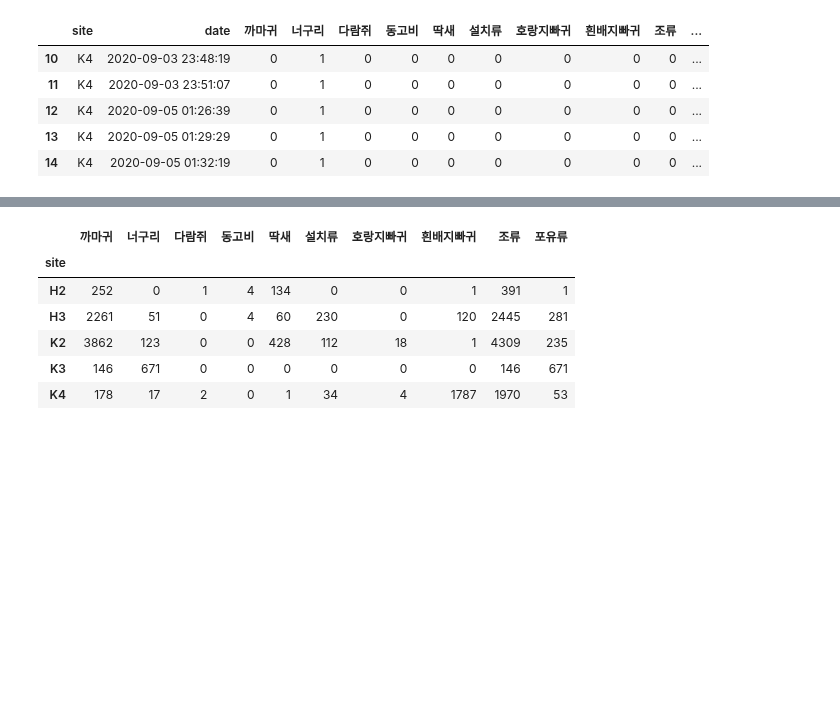
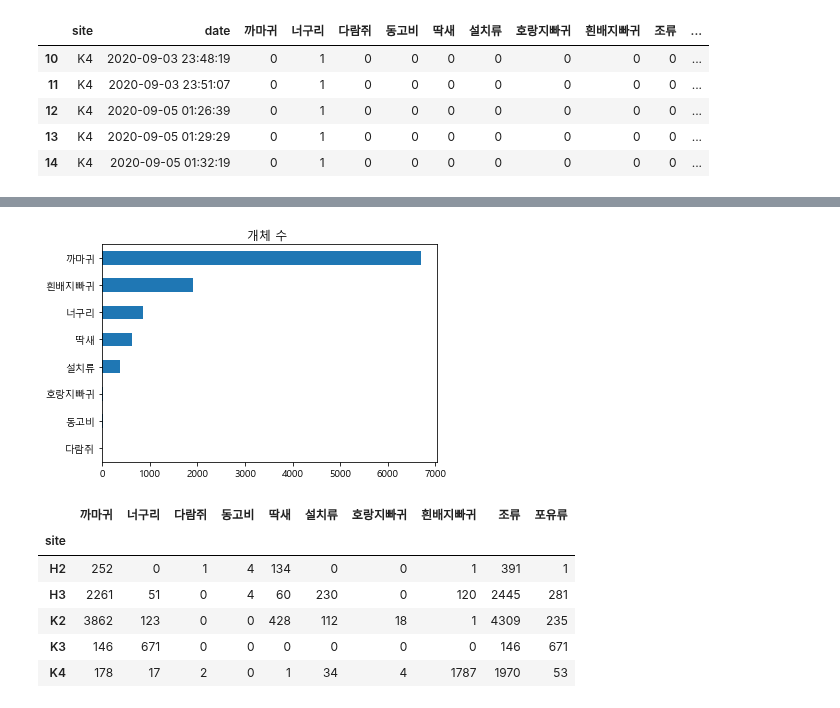
Before and after one commit to sogangori/animal_detection, a Jupyter notebook: pig_analysis_20201214.ipynb, the cells around one changed output, grey strips where cells are left out. Saved outputs shown, nothing was run; the diff lists cells and outputs as text; code cells hidden in the pictures; blank space fills up the shorter version.

```diff
--- a/pig_analysis_20201214.ipynb
+++ b/pig_analysis_20201214.ipynb
@@ -162,3 +234,7 @@ dfh.head()
+# %%
+axe = dfh.drop(columns=['date','site', '조류','포유류']).sum().sort_values().plot.barh(title='개체 수 ')
+# %% [output]
+[figure, added]
 # %%
 dfh.groupby('site').sum().astype(int)
 # %% [output]
```
Also changed, not shown: parts of 19 cells of this notebook.
